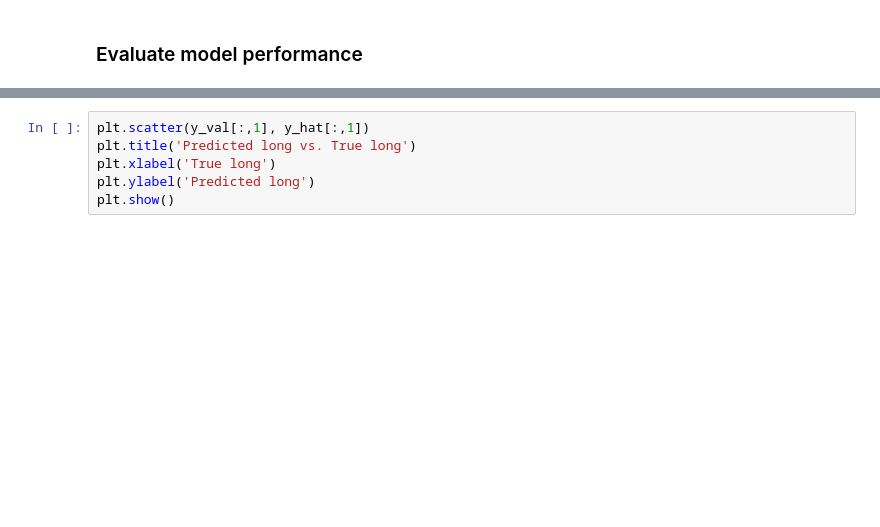
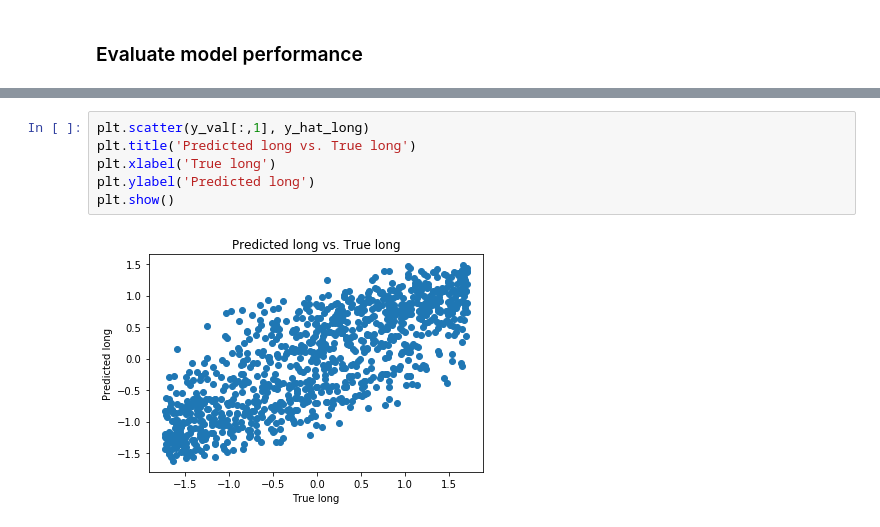
Before and after one commit to travisrmetz/w251-project, a Jupyter notebook: revised_model_trm.ipynb, the cells around one changed output, grey strips where cells are left out. Saved outputs shown, nothing was run; the diff lists cells and outputs as text; blank space fills up the shorter version.

```diff
--- a/revised_model_trm.ipynb
+++ b/revised_model_trm.ipynb
@@ -249,6 +392,8 @@ plt.show()
 # %%
-plt.scatter(y_val[:,1], y_hat[:,1])
+plt.scatter(y_val[:,1], y_hat_long)
 plt.title('Predicted long vs. True long')
 plt.xlabel('True long')
 plt.ylabel('Predicted long')
 plt.show()
+# %% [output]
+[figure, added]
```
Also changed, not shown: parts of 38 cells of this notebook.
